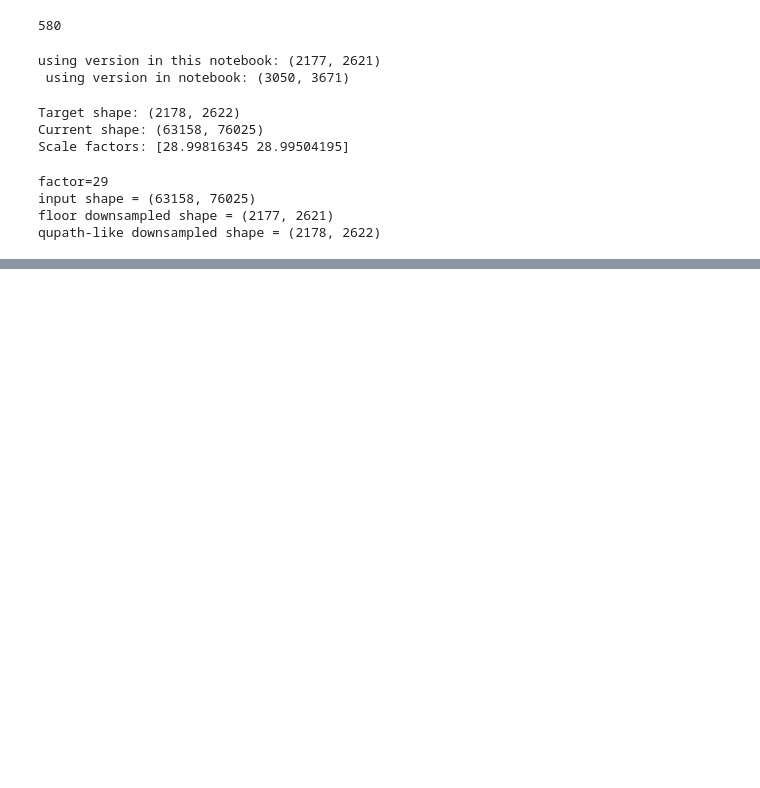
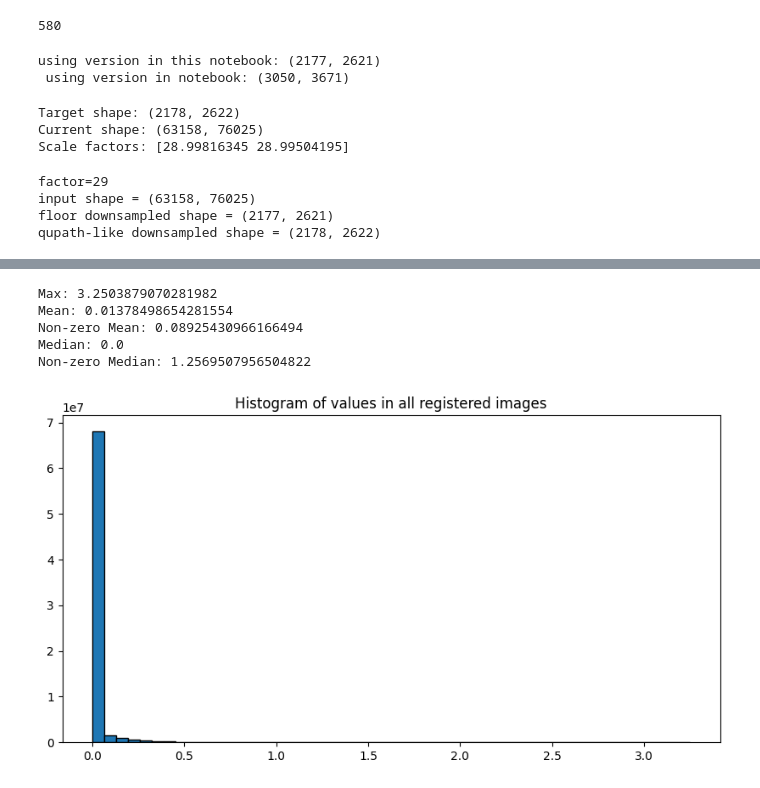
Before and after one commit to Mat-johnson/microscopy_scripts, a Jupyter notebook: macaque_CB/notebooks/2026_04_Apply_Mappings_python_CLEAN.ipynb, the cells around one changed output, grey strips where cells are left out. Cells and saved outputs as stored; diff of their text form; code cells hidden in the pictures; blank space fills up the shorter version.

```diff
--- a/macaque_CB/notebooks/2026_04_Apply_Mappings_python_CLEAN.ipynb
+++ b/macaque_CB/notebooks/2026_04_Apply_Mappings_python_CLEAN.ipynb
@@ -81,7 +239,7 @@ def center_crop_or_pad_2d(image, target_shape, pad_value=0):
 
     return arr
 # %%
-root_dir = '/tmp/zefir_sliceReg_optimized_v2_rescale_40_renamed_copies'
+root_dir = '/tmp/zefir_sliceReg_optimized_v2_rescale_40'
 # root_dir = '/tmp/zefir_sliceReg_optimized_v2_rescale_50/'
 
 # Generate list of slice directories by globbing based on unique numeric prefix (zefir_XXXX_...)
@@ -97,8 +255,7 @@ for name_idx, orig_fname in enumerate(orig_fnames):
     base_slice = slice_name.split('_downsample_10p002um_pix')[0]
 
     source_img = os.path.join(root_dir, f"{base_slice}_downsample_10p002um_pix.nii.gz")
-    # mapping_img = os.path.join(root_dir, f"init_translation_slice_{base_slice.split('_')[1]}/{base_slice}_downsample_10p002um_pix_coreg0nl_ants-map.nii.gz")
-    mapping_img = os.path.join(root_dir, f"{base_slice}_downsample_10p002um_pix_coreg0nl_ants-map.nii.gz")
+    mapping_img = os.path.join(root_dir, f"init_translation_slice_{base_slice.split('_')[1]}/{base_slice}_downsample_10p002um_pix_coreg0nl_ants-map.nii.gz")
     mapping_img3 = os.path.join(root_dir, f"{base_slice}_downsample_10p002um_pix_coreg12nl_win12_rigsyn_4_ants-map.nii.gz")
     mapping_img4 = os.path.join(root_dir, f"{base_slice}_downsample_10p002um_pix_coreg12nl_win12_rigsyn_4_groupwise_iter3_ants-map.nii.gz")
     mapping_img5 = os.path.join(root_dir, f"{base_slice}_downsample_10p002um_pix_coreg12nl_win12_rigsyn_4_groupwise_iter4_ants-map.nii.gz")
@@ -314,12 +447,11 @@ NameError: name '_ds_reg' is not defined
 # orig_cell_counts shape                  : (2178, 2622)
 # orig_cell_counts aspect ratio           : 0.8306636155606407
 # %%
-slice_pathroot_dir = '/tmp/zefir_sliceReg_optimized_v2_rescale_40_renamed_copies'
+slice_pathroot_dir = '/tmp/zefir_sliceReg_optimized_v2_rescale_40'
 
-root_dir = '/tmp/zefir_sliceReg_optimized_v2_rescale_40_renamed_copies'
+# root_dir = '/tmp/zefir_sliceReg_optimized_v2_rescale_50/'
 
 label_dir = '/data/neuralabc/johmat/phase_ml/processing/full_slide_masks/2025_01_01/'
-
 
 input_res = 0.345
 target_res = 400.0
@@ -330,7 +462,7 @@ rescale = int(round(rescale))
 
 # orig_fnames = sorted(glob(os.path.join(root_dir, 'zefir_????_*_pix.nii.gz')))
 # #hardcode specific slice with large visual shift for testing
-orig_fnames = sorted(glob(os.path.join(root_dir, 'zefir_0240_*_pix.nii.gz')))
+orig_fnames = sorted(glob(os.path.join(root_dir, 'zefir_0251_*_pix.nii.gz')))
 
 max_errors = []
 missing_slices = []
@@ -348,10 +480,10 @@ for name_idx, orig_fname in enumerate(orig_fnames):
     slice_name = os.path.basename(orig_fname)
     base_slice = slice_name.split('_downsample_10p002um_pix')[0]
     fname_header = base_slice.split('__')[0]
-    labeled_mask = glob(os.path.join(label_dir, f"{fname_header}_*_mask*.tif"))
+    # labeled_mask = glob(os.path.join(label_dir, f"{fname_header}_*_mask*.tif"))
     ##############################################################################
     #hardcode to correct for off-by-one error in the naming
-    # labeled_mask = glob(os.path.join(label_dir, f"zefir_0250_*_mask*.ome.tif"))
+    labeled_mask = glob(os.path.join(label_dir, f"zefir_0250_*_mask*.ome.tif"))
     ##############################################################################
     if len(labeled_mask) == 0:
         # print(f"No labeled mask found for {slice_name}")
@@ -378,7 +510,7 @@ for name_idx, orig_fname in enumerate(orig_fnames):
 
 
     source_img = os.path.join(root_dir, f"{base_slice}_downsample_10p002um_pix.nii.gz")
-    mapping_img = os.path.join(root_dir, f"{base_slice}_downsample_10p002um_pix_coreg0nl_ants-map.nii.gz")
+    mapping_img = os.path.join(root_dir, f"init_translation_slice_{base_slice.split('_')[1]}/{base_slice}_downsample_10p002um_pix_coreg0nl_ants-map.nii.gz")
     mapping_img3 = os.path.join(root_dir, f"{base_slice}_downsample_10p002um_pix_coreg12nl_win12_rigsyn_4_ants-map.nii.gz")
     mapping_img4 = os.path.join(root_dir, f"{base_slice}_downsample_10p002um_pix_coreg12nl_win12_rigsyn_4_groupwise_iter3_ants-map.nii.gz")
     mapping_img5 = os.path.join(root_dir, f"{base_slice}_downsample_10p002um_pix_coreg12nl_win12_rigsyn_4_groupwise_iter4_ants-map.nii.gz")
@@ -1019,0 +825,29 @@ SKIP (target exists): Image_34_-_20x_cellCount_29_downsample_10p002um_pix_coreg1
+# %%
+#histogram of values in the downsampled images
+
+img_dir = "/tmp/zefir_sliceReg_optimized_v2_rescale_5_applied_mappings_output"
+img_fnames = sorted(glob(os.path.join(img_dir, '*.nii.gz')))
+all_img_data = []
+for img_fname in img_fnames:
+    img = nb.load(img_fname).get_fdata()
+    img_data = img.flatten()
+    all_img_data.append(img_data)
+
+all_img_data = np.concatenate(all_img_data)
+print(f"Max: {all_img_data.max()}")
+print(f"Mean: {all_img_data.mean()}")
+print(f"Non-zero Mean: {all_img_data[all_img_data > 0].mean()}")
+print(f"Median: {np.median(all_img_data)}")
+print(f"Non-zero Median: {np.median(all_img_data[all_img_data > 0])}")
+
+plt.figure(figsize=(10, 5))
+plt.hist(all_img_data, bins=50, color='tab:blue', edgecolor='black')
+plt.title('Histogram of values in all registered images')
+plt.show()
+# %% [output]
+Max: 3.2503879070281982
+Mean: 0.01378498654281554
+Non-zero Mean: 0.08925430966166494
+Median: 0.0
+Non-zero Median: 1.2569507956504822
+[figure, added]
```
Also changed, not shown: parts of 17 cells of this notebook, 3 other files.
